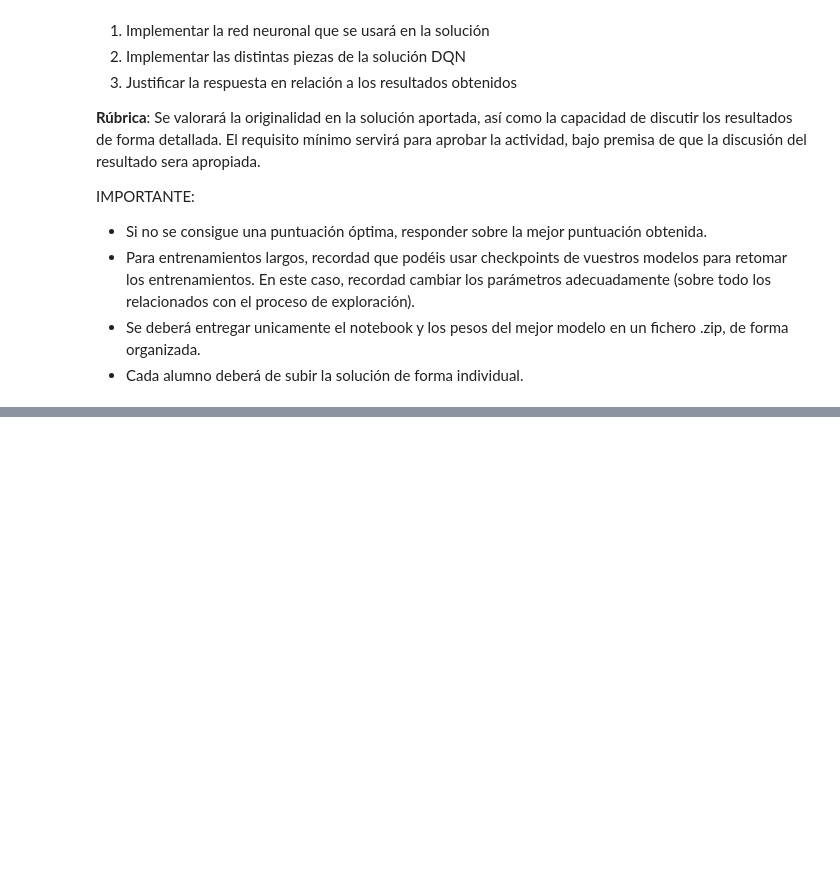
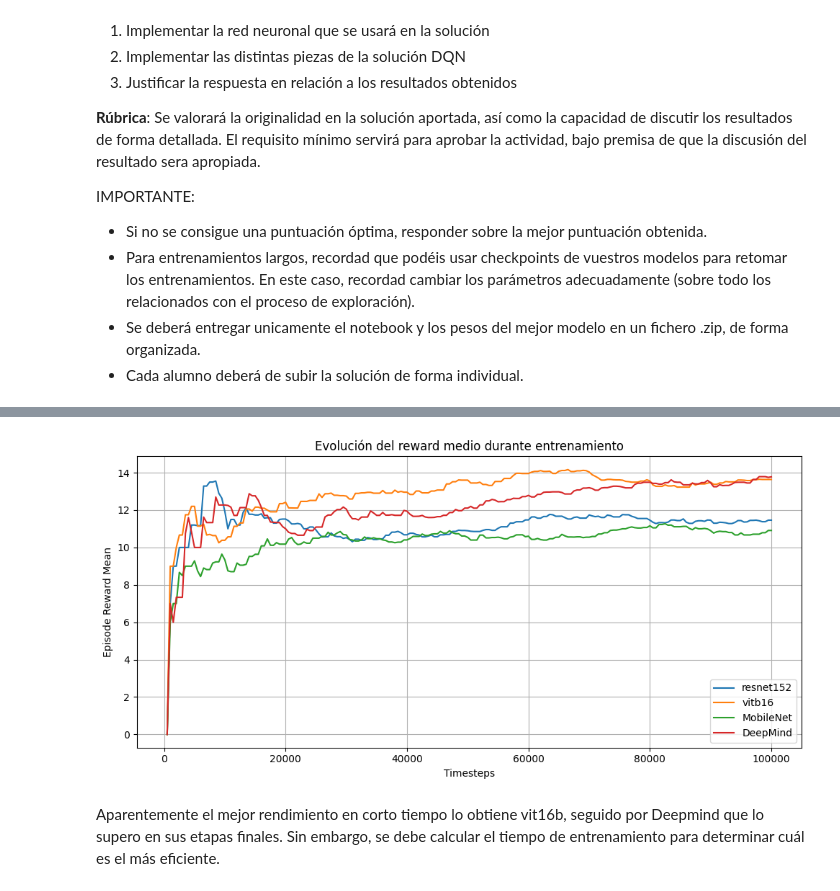
Before and after one commit to Astolfo2332/space_inv_agent, a Jupyter notebook: proyecto_practico.ipynb, the cells around one changed output, grey strips where cells are left out. Cells and saved outputs as stored; diff of their text form; code cells hidden in the pictures; blank space fills up the shorter version.

```diff
--- a/proyecto_practico.ipynb
+++ b/proyecto_practico.ipynb
@@ -59,0 +1101,8 @@ from sb3_contrib import QRDQN
+# %%
+# Conectar con MLflow local
+mlflow.set_tracking_uri("http://localhost:5000")
+client = MlflowClient()
+# %%
+def get_metric_history(run_id, metric_name):
+    history = client.get_metric_history(run_id, metric_name)
+    return pd.DataFrame([{"step": m.step, metric_name: m.value} for m in history])
@@ -59,0 +1113,28 @@ from sb3_contrib import QRDQN
+# %%
+resnet_run_id = "d1ed33fb07884f87a434e96b1f914a86"
+vitb16_run_id = "da9726f589c245269719e492f9c4174e"
+mobilenet_run_id = "4a1e0f77274843d1a6e819e1cabb7faf"
+deepmind_run_id = "2d05579a87484e079bbacd83e67e7cf1"
+
+resnet_run = get_metric_history(resnet_run_id, "episode_reward_mean")
+vitb16_run = get_metric_history(vitb16_run_id, "episode_reward_mean")
+mobilenet_run = get_metric_history(mobilenet_run_id, "episode_reward_mean")
+deepmind_run = get_metric_history(deepmind_run_id, "episode_reward_mean")
+# %%
+plt.figure(figsize=(10, 5))
+plt.plot(resnet_run["step"], resnet_run["episode_reward_mean"], label="resnet152")
+plt.plot(vitb16_run["step"], vitb16_run["episode_reward_mean"], label="vitb16")
+plt.plot(mobilenet_run["step"], mobilenet_run["episode_reward_mean"], label="MobileNet")
+plt.plot(deepmind_run["step"], deepmind_run["episode_reward_mean"], label="DeepMind")
+
+plt.xlabel("Timesteps")
+plt.ylabel("Episode Reward Mean")
+plt.title("Evolución del reward medio durante entrenamiento")
+plt.legend()
+plt.grid()
+plt.tight_layout()
+plt.show()
+# %% [output]
+[figure, added]
+# %% [markdown]
+Aparentemente el mejor rendimiento en corto tiempo lo obtiene vit16b, seguido por Deepmind que lo supero en sus etapas finales. Sin embargo, se debe calcular el tiempo de entrenamiento para determinar cuál es el más eficiente.
```
Also changed, not shown: parts of 100 cells of this notebook, 8 other files.
